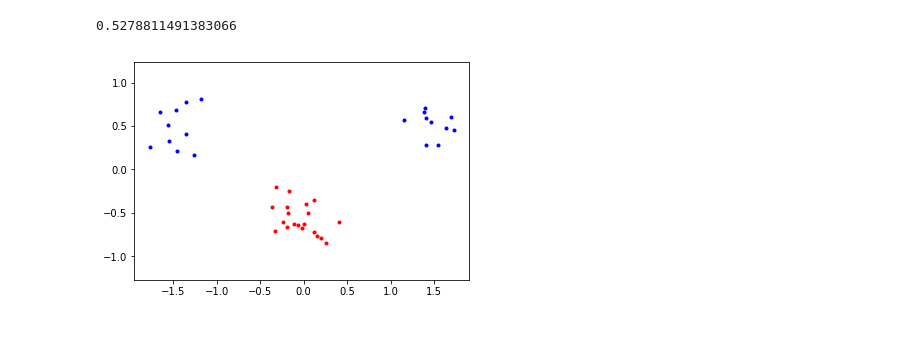
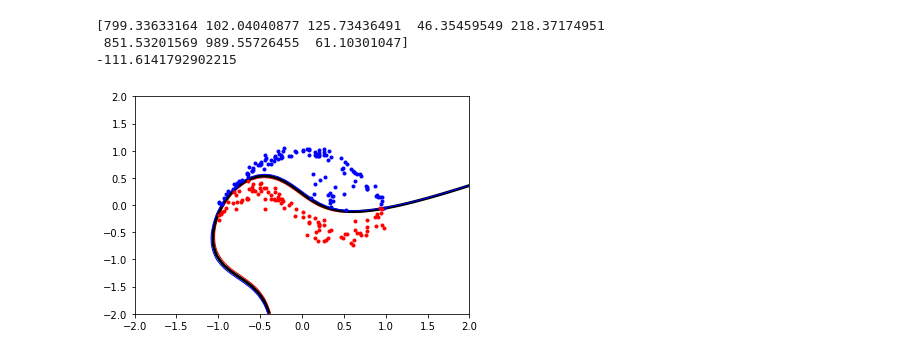
Before and after one commit to thnganguyen/machine-learning-KTH-DD2421, a Jupyter notebook: SVM/SVM_N.ipynb, the cells around one changed output. Cells and saved outputs as stored; diff of their text form; code cells hidden in the pictures.

Commit message:
add dataset

```diff
--- a/SVM/SVM_N.ipynb
+++ b/SVM/SVM_N.ipynb
@@ -55,0 +58,6 @@ targets = targets[permute]
+# %%
+def myfun_sin(x):
+    return 0.5*(numpy.sin(3*x) - 0.3*x + 0.3) + numpy.random.randn()*0.1
+# %%
+def myfun_parabolA(x):
+    return -x**2 + 1 + numpy.random.randn()*0.05
@@ -55,0 +67,21 @@ targets = targets[permute]
+# %%
+# Generate a difficult to separate data
+def datasetA(size):
+    x = numpy.array([numpy.random.rand()*2.0-1.0 for i in range(int(size/2))])
+    classA = numpy.concatenate((numpy.array([[xi, myfun_parabolA(xi)] for xi in x]),
+                                numpy.random.randn(20, 2) * 0.2 + [0.25, 0.25]))
+    classB = numpy.array([[xi, -myfun_sin(xi)] for xi in x])
+
+    inputs = numpy.concatenate((classA, classB))
+    targets = numpy.concatenate((numpy.ones(classA.shape[0]), -numpy.ones(classB.shape[0])))
+
+    N = inputs.shape[0]
+
+    permute = list(range(N))
+    random.shuffle(permute)
+    inputs = inputs[permute, :]
+    targets = targets[permute]
+    return inputs, targets, classA, classB
+# %%
+numpy.random.seed(100)
+inputs, targets, classA, classB = datasetA(200)
@@ -56,29 +98,38 @@ targets = targets[permute]
 # %%
-fun = 'RBF'
-paras = 1
+fun = 'poly'
+paras = 3
+C = 1000
+N = inputs.shape[0]
 K = numpy.array([[kernels(xi, xj, fun, paras) for xi in inputs] for xj in inputs])
 
 P = numpy.outer(targets,targets)*K
 
-ret = minimize(objective, numpy.zeros(N), bounds=[(0,None) for b in range(N)],
+ret = minimize(objective, numpy.zeros(N), bounds=[(0,C) for b in range(N)],
                constraints={'type':'eq', 'fun':zerofun})
 alpha = ret['x']
 
 sv = extract_nonzeros()
-
+# alpha get from minimize strictly set C if is is over C
+print(sv[2])
 isv = 0
 b = find_b(isv)
 
 print(indicator([1.5, -0.5]))
 # %% [output]
-0.5278811491383066
+[799.33633164 102.04040877 125.73436491  46.35459549 218.37174951
+ 851.53201569 989.55726455  61.10301047]
+-111.6141792902215
 # %%
-# Plotting
+# Plotting the Decision Boundary
+xgrid = numpy.linspace(-2, 2)
+ygrid = numpy.linspace(-2, 2)
+
+grid = numpy.array([[indicator([x, y]) for x in xgrid] for y in ygrid])
+
+plt.contour(xgrid, ygrid, grid, (-1.0, 0.0, 1.0), colors=('red', 'black', 'blue'), linewidths=(1,3,1))
 plt.plot([p[0] for p in classA], [p[1] for p in classA], 'b.')
 plt.plot([p[0] for p in classB], [p[1] for p in classB], 'r.')
-
-plt.axis('equal')
-plt.savefig('svmplot.pdf')
+#plt.savefig('svmclass_5_10_RBF5.pdf')
 plt.show()
 # %% [output]
-[figure, old version]
+[figure, new version]
```
Also changed, not shown: parts of 10 cells of this notebook.
